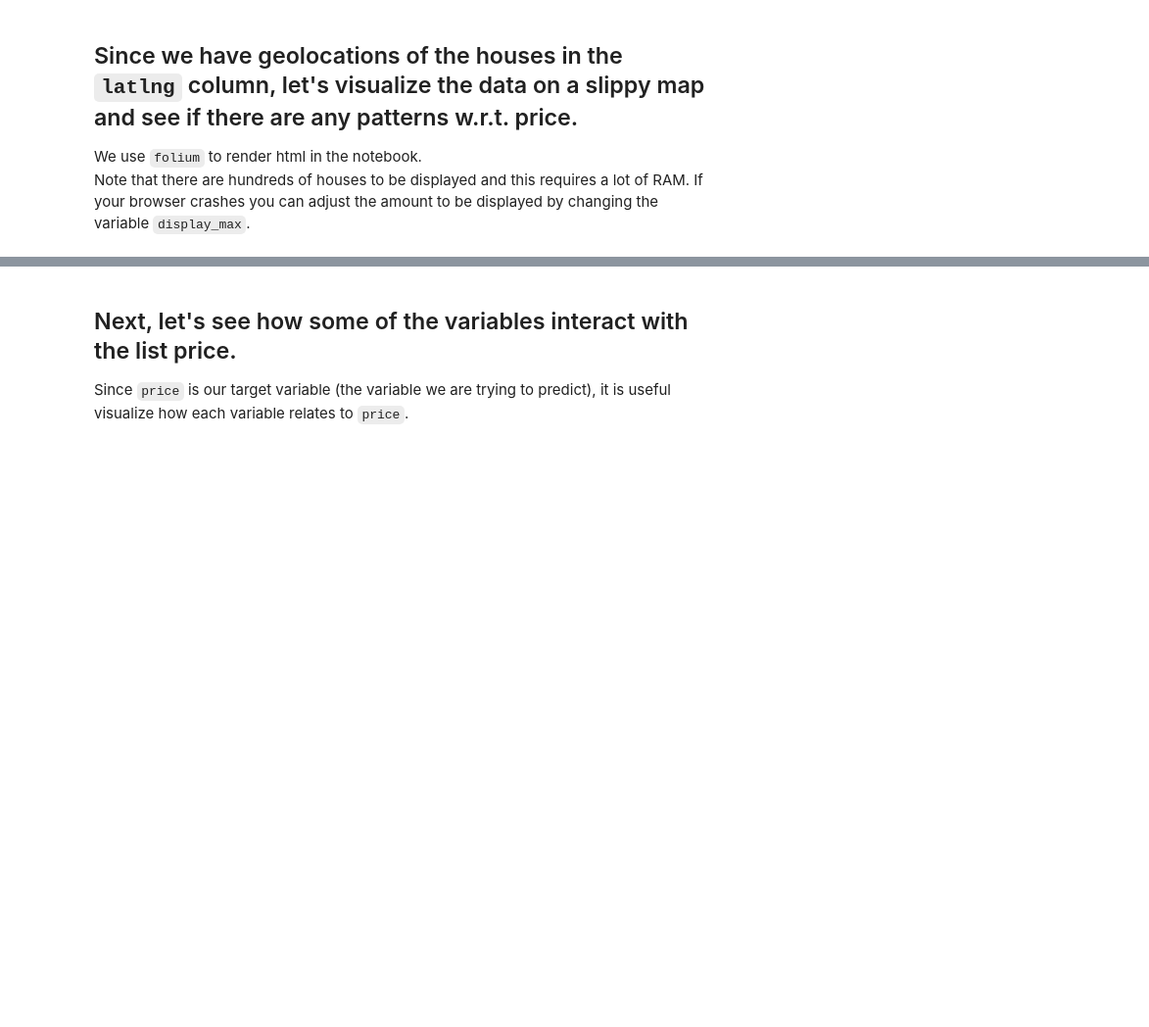
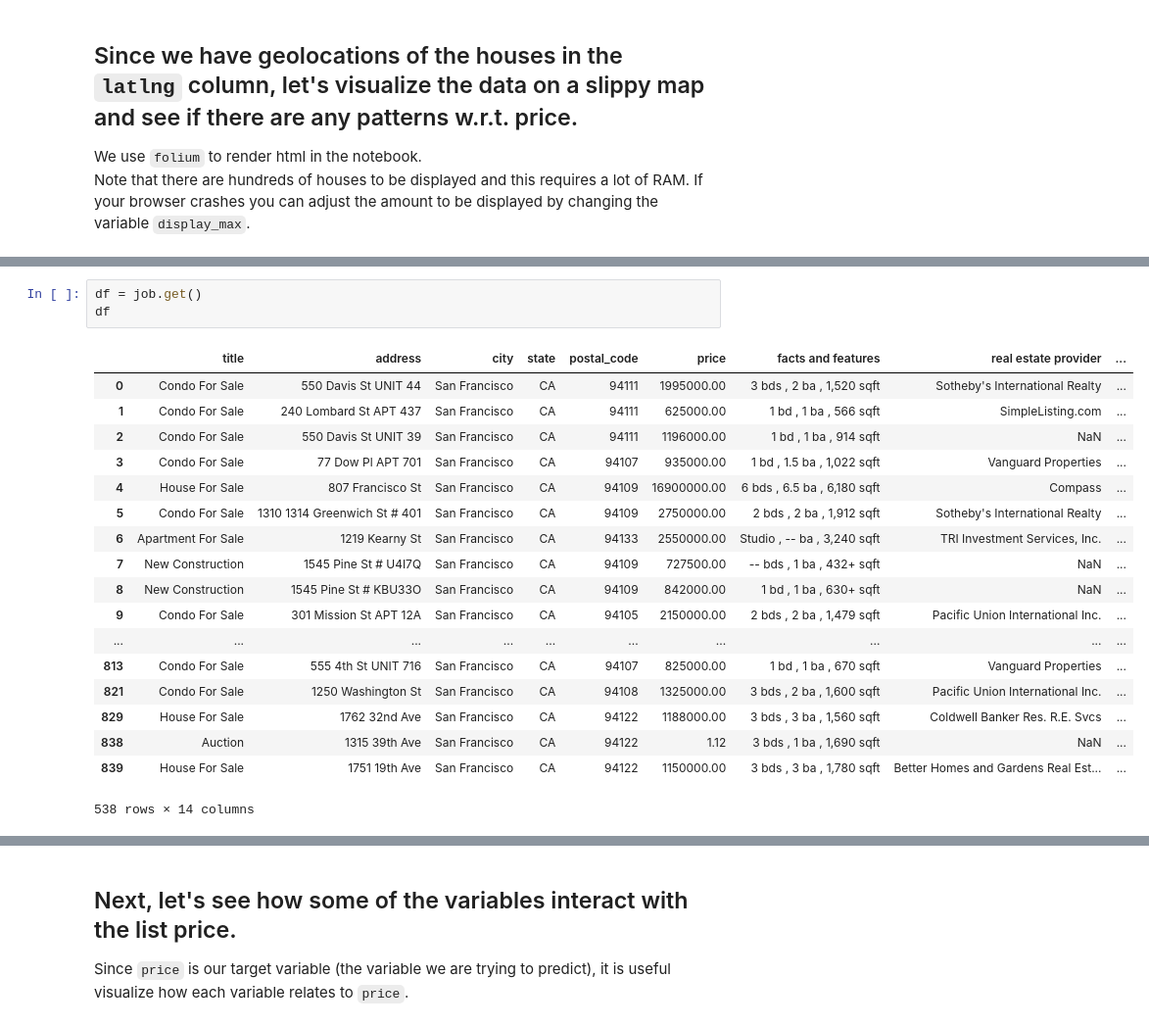
Before and after one commit to kylehounslow/mlbootcampSF, a Jupyter notebook: notebooks/1 - Exploratory Data Analysis.ipynb, the cells around one changed output, grey strips where cells are left out. Shown at 98% size. Saved outputs shown, nothing was run; the diff lists cells and outputs as text; blank space fills up the shorter version.

```diff
--- a/notebooks/1 - Exploratory Data Analysis.ipynb
+++ b/notebooks/1 - Exploratory Data Analysis.ipynb
@@ -105 +334,23 @@ Note that there are hundreds of houses to be displayed and this requires a lot o
+# %%
+df = job.get()
+df
+# %% [output]
+|  | title | address | city | state | postal_code | price | facts and features | real estate provider | ... |
+| 0 | Condo For Sale | 550 Davis St UNIT 44 | San Francisco | CA | 94111 | 1995000.00 | 3 bds , 2 ba , 1,520 sqft | Sotheby's International Realty | ... |
+| 1 | Condo For Sale | 240 Lombard St APT 437 | San Francisco | CA | 94111 | 625000.00 | 1 bd , 1 ba , 566 sqft | SimpleListing.com | ... |
+| 2 | Condo For Sale | 550 Davis St UNIT 39 | San Francisco | CA | 94111 | 1196000.00 | 1 bd , 1 ba , 914 sqft | NaN | ... |
+| 3 | Condo For Sale | 77 Dow Pl APT 701 | San Francisco | CA | 94107 | 935000.00 | 1 bd , 1.5 ba , 1,022 sqft | Vanguard Properties | ... |
+| 4 | House For Sale | 807 Francisco St | San Francisco | CA | 94109 | 16900000.00 | 6 bds , 6.5 ba , 6,180 sqft | Compass | ... |
+| 5 | Condo For Sale | 1310 1314 Greenwich St # 401 | San Francisco | CA | 94109 | 2750000.00 | 2 bds , 2 ba , 1,912 sqft | Sotheby's International Realty | ... |
+| 6 | Apartment For Sale | 1219 Kearny St | San Francisco | CA | 94133 | 2550000.00 | Studio , -- ba , 3,240 sqft | TRI Investment Services, Inc. | ... |
+| 7 | New Construction | 1545 Pine St # U4I7Q | San Francisco | CA | 94109 | 727500.00 | -- bds , 1 ba , 432+ sqft | NaN | ... |
+| 8 | New Construction | 1545 Pine St # KBU33O | San Francisco | CA | 94109 | 842000.00 | 1 bd , 1 ba , 630+ sqft | NaN | ... |
+| 9 | Condo For Sale | 301 Mission St APT 12A | San Francisco | CA | 94105 | 2150000.00 | 2 bds , 2 ba , 1,479 sqft | Pacific Union International Inc. | ... |
+| ... | ... | ... | ... | ... | ... | ... | ... | ... | ... |
+| 813 | Condo For Sale | 555 4th St UNIT 716 | San Francisco | CA | 94107 | 825000.00 | 1 bd , 1 ba , 670 sqft | Vanguard Properties | ... |
+| 821 | Condo For Sale | 1250 Washington St | San Francisco | CA | 94108 | 1325000.00 | 3 bds , 2 ba , 1,600 sqft | Pacific Union International Inc. | ... |
+| 829 | House For Sale | 1762 32nd Ave | San Francisco | CA | 94122 | 1188000.00 | 3 bds , 3 ba , 1,560 sqft | Coldwell Banker Res. R.E. Svcs | ... |
+| 838 | Auction | 1315 39th Ave | San Francisco | CA | 94122 | 1.12 | 3 bds , 1 ba , 1,690 sqft | NaN | ... |
+| 839 | House For Sale | 1751 19th Ave | San Francisco | CA | 94122 | 1150000.00 | 3 bds , 3 ba , 1,780 sqft | Better Homes and Gardens Real Est... | ... |
+538 rows × 14 columns
 # %%
```
Also changed, not shown: parts of 45 cells of this notebook, 2 other files.
